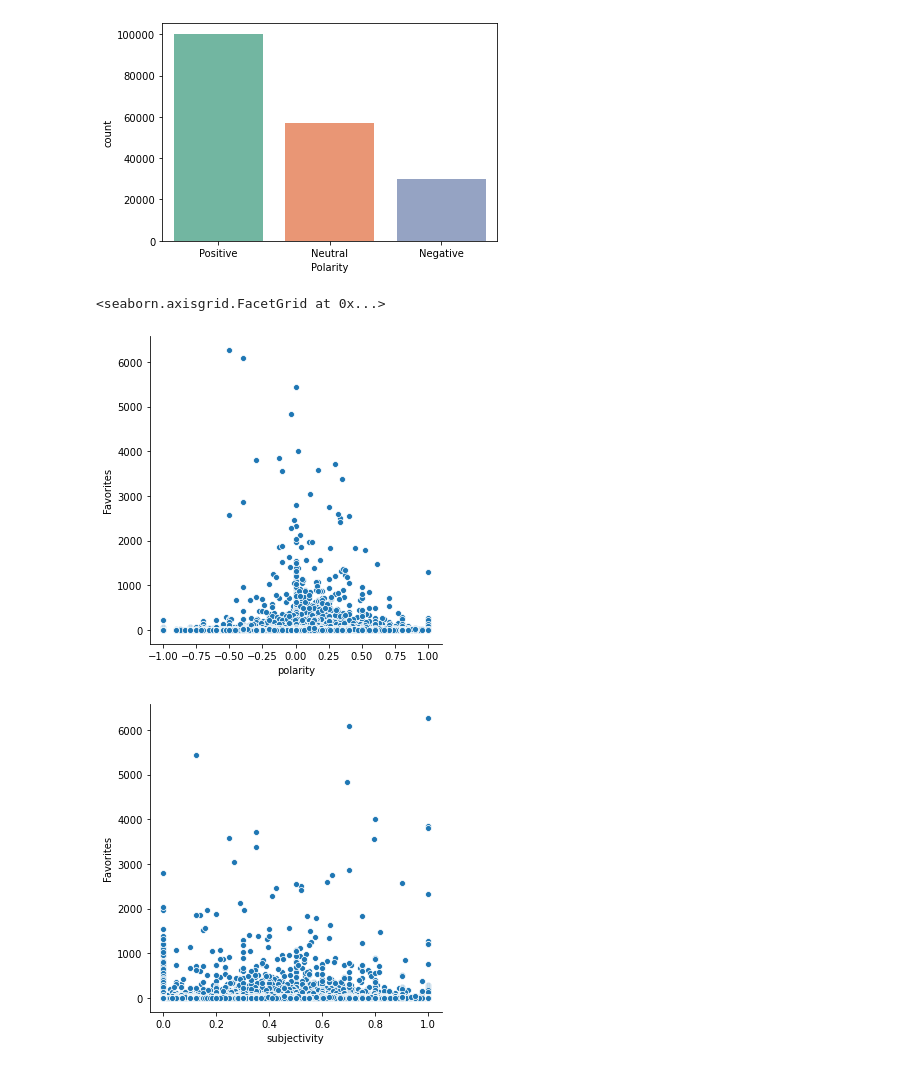
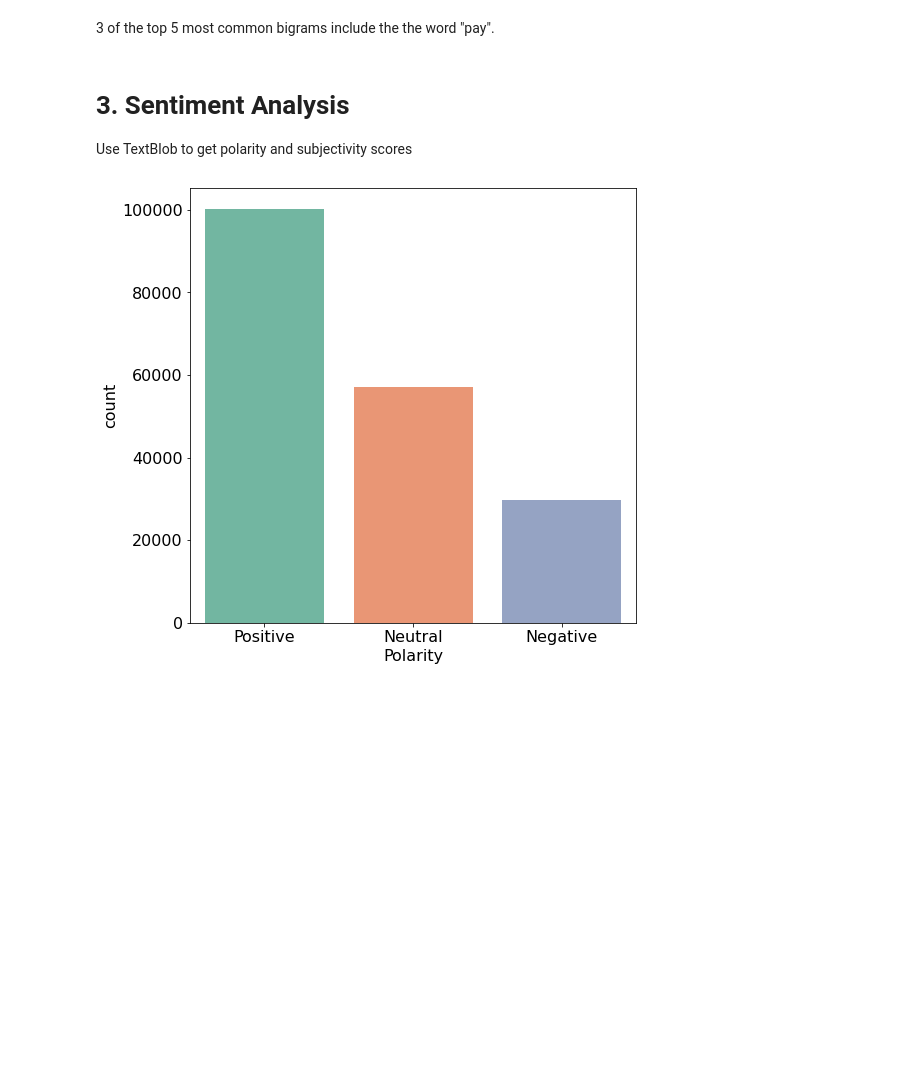
Before and after one commit to briannamueller/Distance-Learning-Tweets, a Jupyter notebook: Distance_Learning.ipynb, the cells around one changed output. Saved outputs shown, nothing was run; the diff lists cells and outputs as text; code cells hidden in the pictures; blank space fills up the shorter version.

```diff
--- a/Distance_Learning.ipynb
+++ b/Distance_Learning.ipynb
@@ -86,0 +154,9 @@ Tweets['processed_post'] = [preprocess_text(post) for post in Tweets['Content'].
+# %%
+# Tweet lengths
+Tweets["Length"] = Tweets["processed_post"].str.len()
+
+# Number of words
+Tweets["Words"] = Tweets["processed_post"].str.split().str.len()
+
+# See dataframe with new features
+Tweets.head(5)
@@ -87,3 +319,8 @@ Tweets['processed_post'] = [preprocess_text(post) for post in Tweets['Content'].
+# %% [markdown]
+3 of the top 5 most common bigrams include the the word "pay".
+# %% [markdown]
+# 3. Sentiment Analysis
+Use TextBlob to get polarity and subjectivity scores
 # %%
 def get_sentiment(post):
     blob = TextBlob(post)
@@ -117,21 +354,12 @@ Tweets["Label"] = polarity
 # %%
 # Examine distribution of tweet sentiments
 import seaborn as sns
 import matplotlib.pyplot as plt
 
+plt.figure(figsize=(8,8))
+plt.rcParams.update({'font.size': 16})
 ax = sns.countplot(x ='Label', data = Tweets, palette = "Set2")
 ax.set(xlabel='Polarity')
 plt.show()
 # %% [output]
-[figure, old version]
+[figure, new version]
-# %%
-# Remove outliers from favorites for a better visualization
-# of the relationship between favorites and polarity
-favorites = Tweets[Tweets["Favorites"] < 8000]
-
-sns.relplot(x="polarity", y="Favorites", data=favorites)
-sns.relplot(x="subjectivity", y="Favorites", data=favorites)
-# %% [output]
-<seaborn.axisgrid.FacetGrid at 0x...>
-[figure, removed]
-[figure, removed]
```
Also changed, not shown: parts of 63 cells of this notebook.
